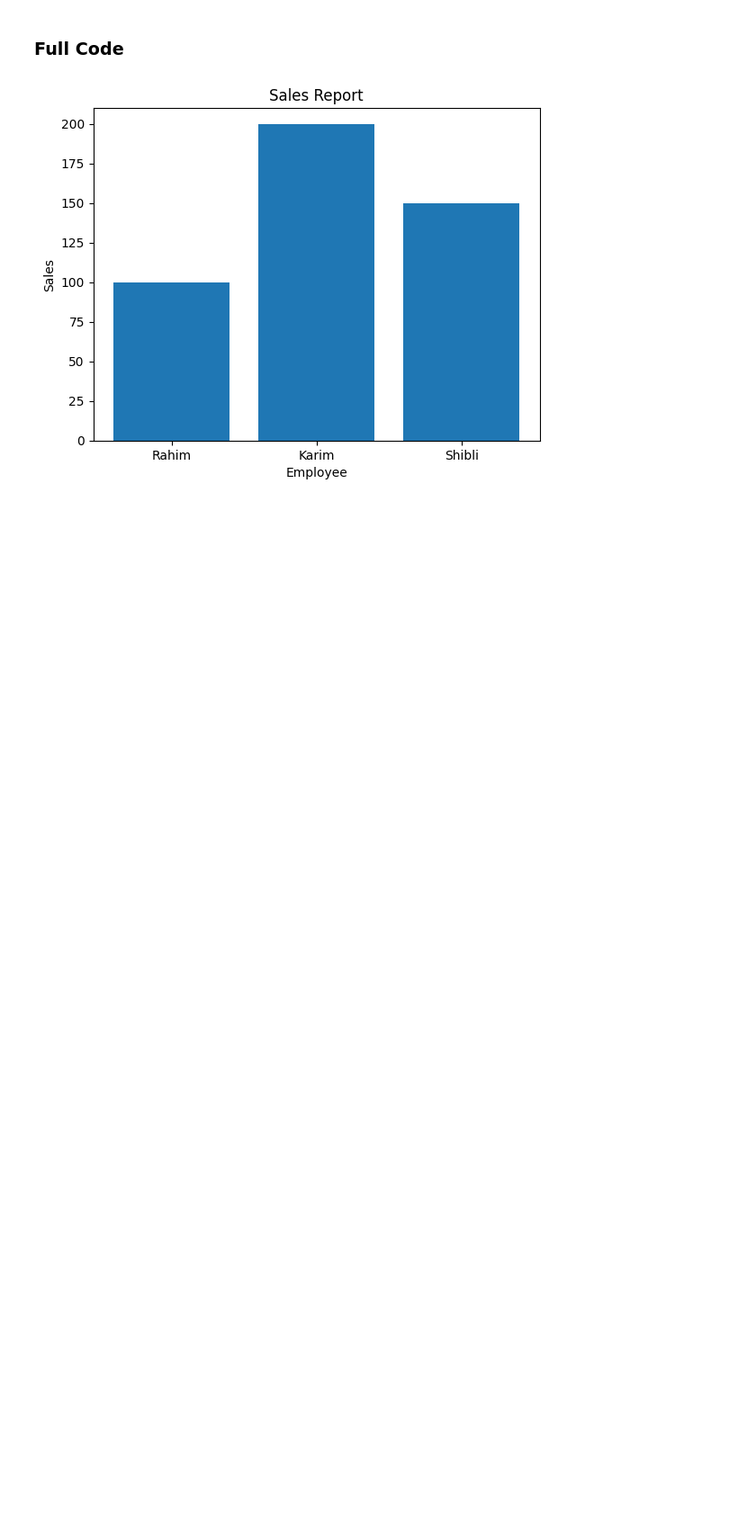
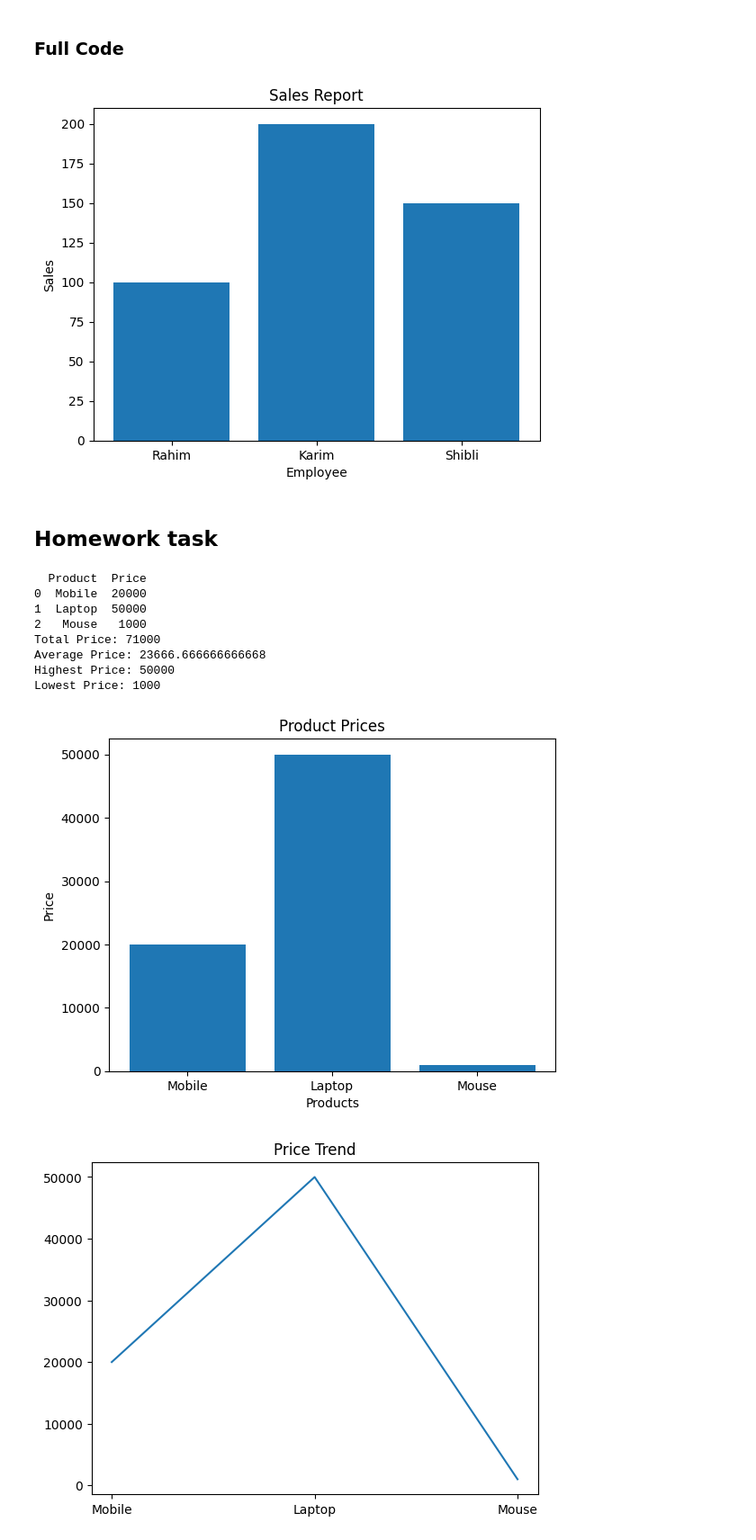
Before and after one commit to shiblidata/data-analyst, a Jupyter notebook: python/lesson4.ipynb, the cells around one changed output. Shown at 90% size. Cells and saved outputs as stored; diff of their text form; code cells hidden in the pictures; blank space fills up the shorter version.

Commit message:
homework submitted

```diff
--- a/python/lesson4.ipynb
+++ b/python/lesson4.ipynb
@@ -99,6 +99,76 @@ plt.show()
 # %% [output]
 [figure]
 # %% [markdown]
-##
+## Homework task
-# %% [markdown]
-###
+# %%
+import pandas as pd
+import matplotlib.pyplot as plt
+
+# Step 1: Data Create
+data = {
+    "Product": ["Mobile", "Laptop", "Mouse"],
+    "Price": [20000, 50000, 1000]
+}
+
+# Step 2: DataFrame Create
+df = pd.DataFrame(data)
+
+# Step 3: Print Data
+print(df)
+
+# Step 4: Total Price
+print("Total Price:", df["Price"].sum())
+
+# Step 5: Average Price
+print("Average Price:", df["Price"].mean())
+
+# Step 6: Highest Price
+print("Highest Price:", df["Price"].max())
+
+# Step 7: Lowest Price
+print("Lowest Price:", df["Price"].min())
+
+# -------------------------
+# BAR CHART
+# -------------------------
+
+plt.bar(df["Product"], df["Price"])
+
+plt.title("Product Prices")
+plt.xlabel("Products")
+plt.ylabel("Price")
+
+plt.show()
+
+# -------------------------
+# LINE CHART
+# -------------------------
+
+plt.plot(df["Product"], df["Price"])
+
+plt.title("Price Trend")
+
+plt.show()
+
+# -------------------------
+# PIE CHART
+# -------------------------
+
+plt.pie(df["Price"],
+        labels=df["Product"],
+        autopct="%1.1f%%")
+
+plt.title("Product Price Share")
+
+plt.show()
+# %% [output]
+  Product  Price
+0  Mobile  20000
+1  Laptop  50000
+2   Mouse   1000
+Total Price: 71000
+Average Price: 23666.666666666668
+Highest Price: 50000
+Lowest Price: 1000
+[figure, added]
+[figure, added]
```
Also changed, not shown: parts of 2 cells of this notebook.
